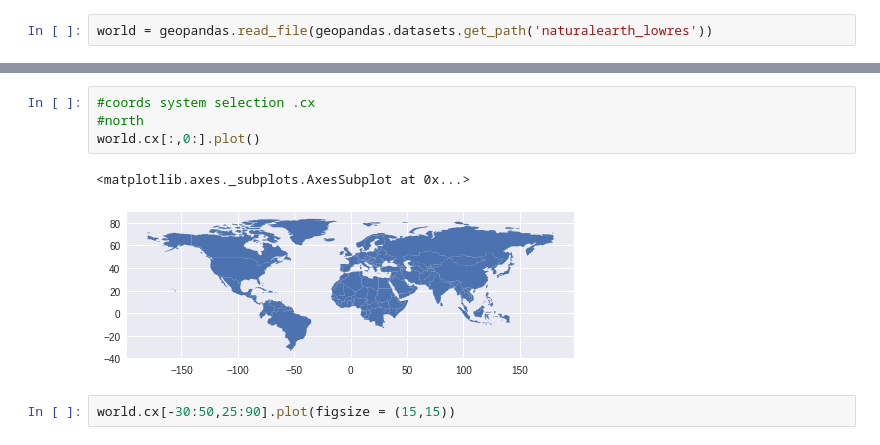
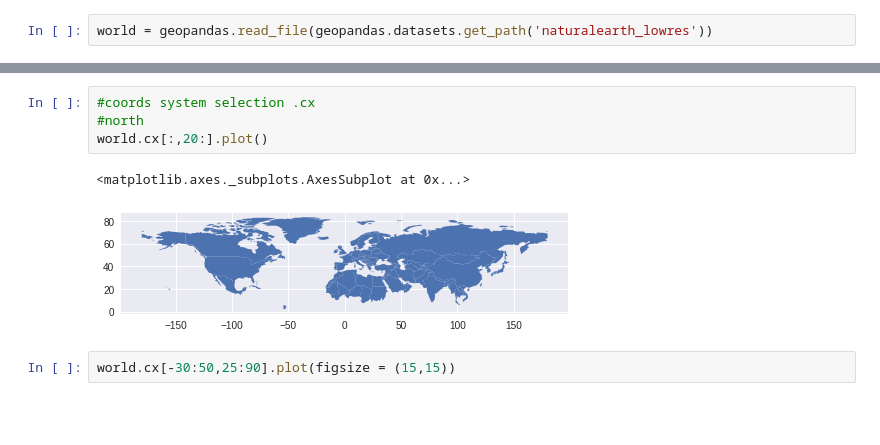
Before and after one commit to dantepawn/bike_speed_map, a Jupyter notebook: geopandas.ipynb, the cells around one changed output, grey strips where cells are left out. Cells and saved outputs as stored; diff of their text form; blank space fills up the shorter version.

```diff
--- a/geopandas.ipynb
+++ b/geopandas.ipynb
@@ -77,10 +52,10 @@ world.plot(column = 'gdp_md_est' , cmap = 'Blues' ,figsize = (15,25))
 # %%
 #coords system selection .cx
 #north
-world.cx[:,0:].plot()
+world.cx[:,20:].plot()
 # %% [output]
 <matplotlib.axes._subplots.AxesSubplot at 0x...>
-[figure, old version]
+[figure, new version]
 # %%
 world.cx[-30:50,25:90].plot(figsize = (15,15))
 # %% [output]
```
Also changed, not shown: parts of 20 cells of this notebook.
